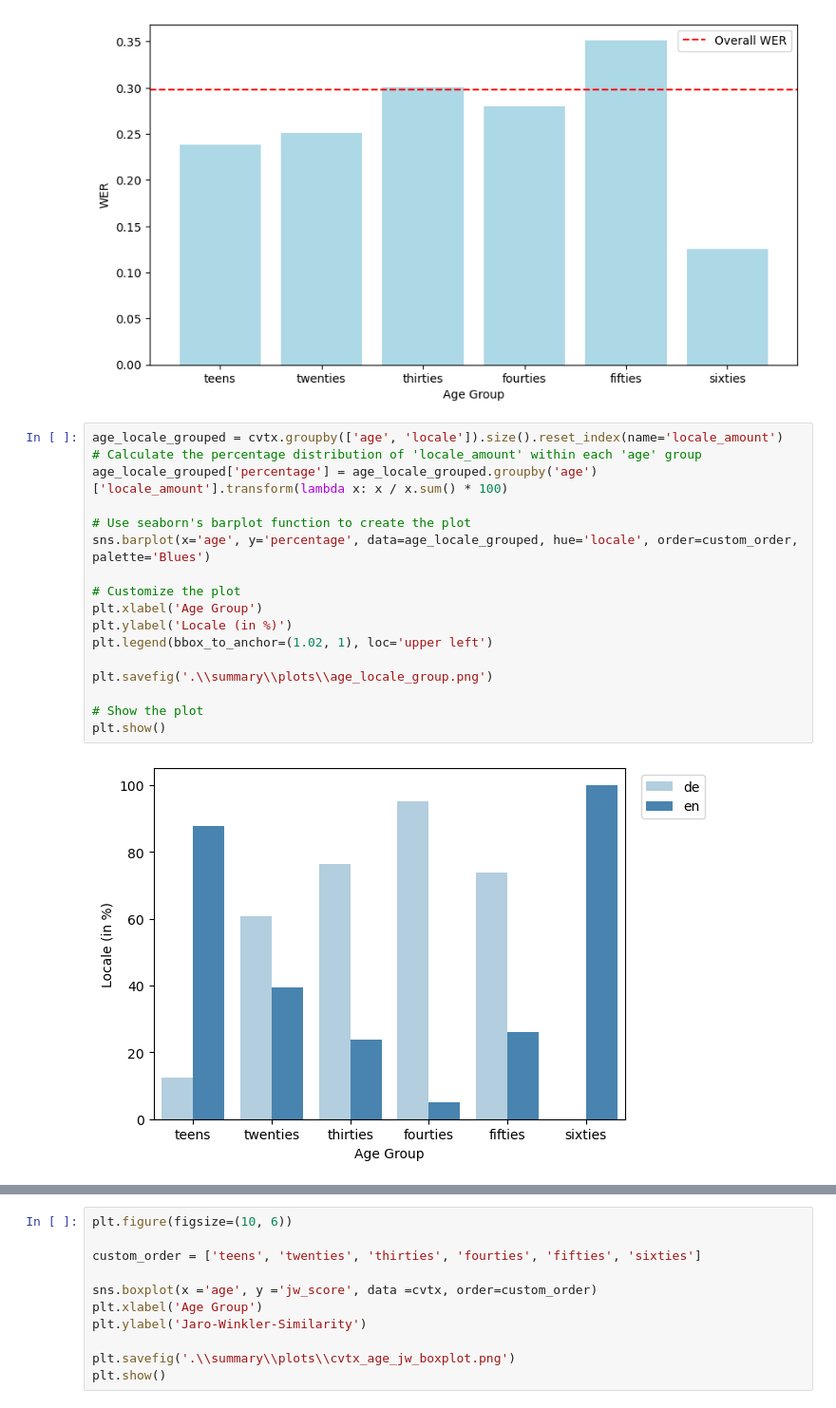
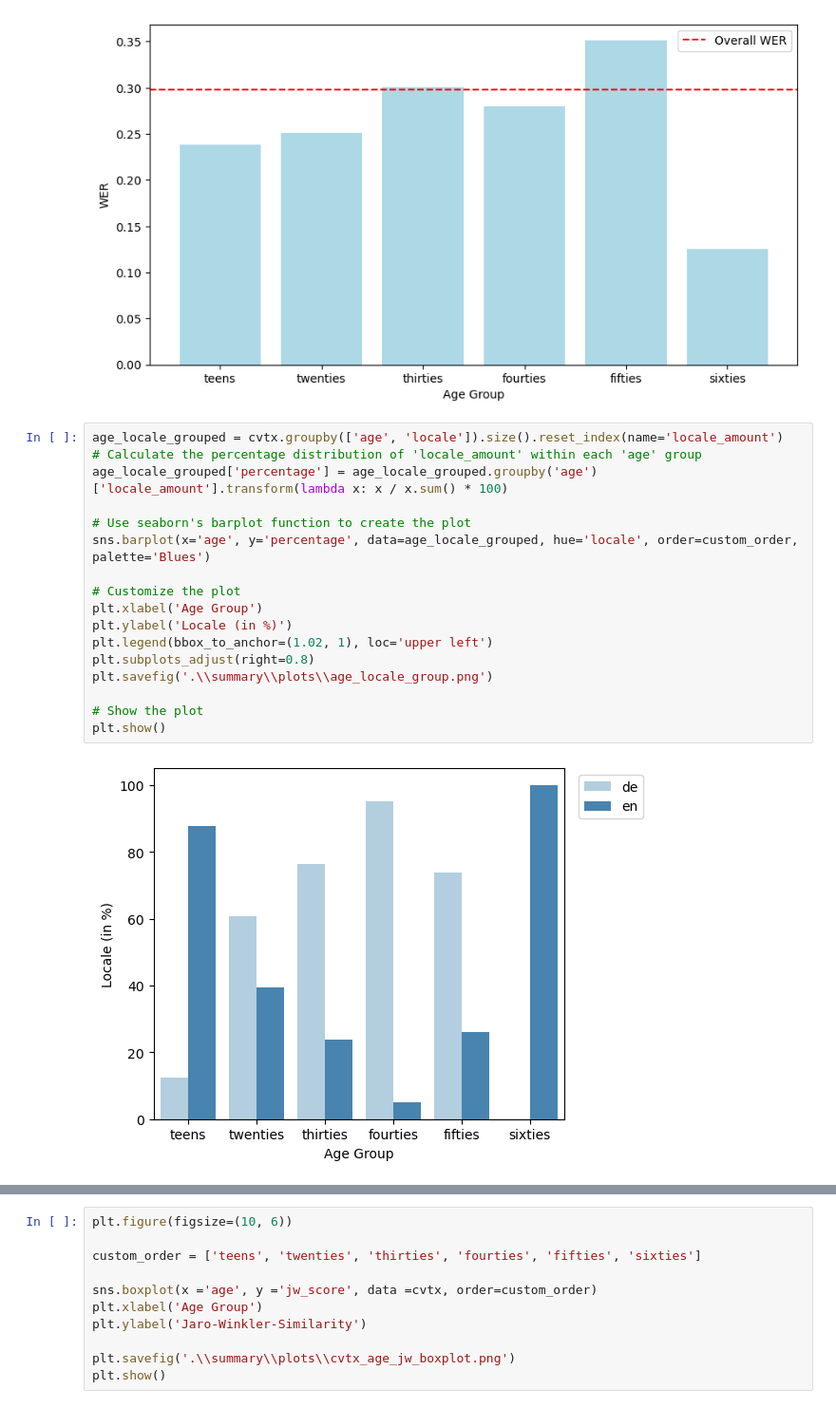
Before and after one commit to DrBilboArriba/ASR_and_science_podcasts, a Jupyter notebook: BA_ASR_and_science_podcasts.ipynb, the cells around one changed output, grey strips where cells are left out. Shown at 95% size. Cells and saved outputs as stored; diff of their text form.

```diff
--- a/BA_ASR_and_science_podcasts.ipynb
+++ b/BA_ASR_and_science_podcasts.ipynb
@@ -1178,22 +1178,22 @@ plt.show()
 # %%
 age_locale_grouped = cvtx.groupby(['age', 'locale']).size().reset_index(name='locale_amount')
 # Calculate the percentage distribution of 'locale_amount' within each 'age' group
 age_locale_grouped['percentage'] = age_locale_grouped.groupby('age')['locale_amount'].transform(lambda x: x / x.sum() * 100)
 
 # Use seaborn's barplot function to create the plot
 sns.barplot(x='age', y='percentage', data=age_locale_grouped, hue='locale', order=custom_order, palette='Blues')
 
 # Customize the plot
 plt.xlabel('Age Group')
 plt.ylabel('Locale (in %)')
 plt.legend(bbox_to_anchor=(1.02, 1), loc='upper left')
-
+plt.subplots_adjust(right=0.8)
 plt.savefig('.\\summary\\plots\\age_locale_group.png')
 
 # Show the plot
 plt.show()
 # %% [output]
-[figure, old version]
+[figure, new version]
 # %%
 sns.barplot(x='age', y='wer_score', hue='locale', data=cvtx, order=custom_order, palette='Blues')
 plt.legend(bbox_to_anchor=(1.02, 1), loc='upper left')
```
Also changed, not shown: parts of 1 cell of this notebook.
